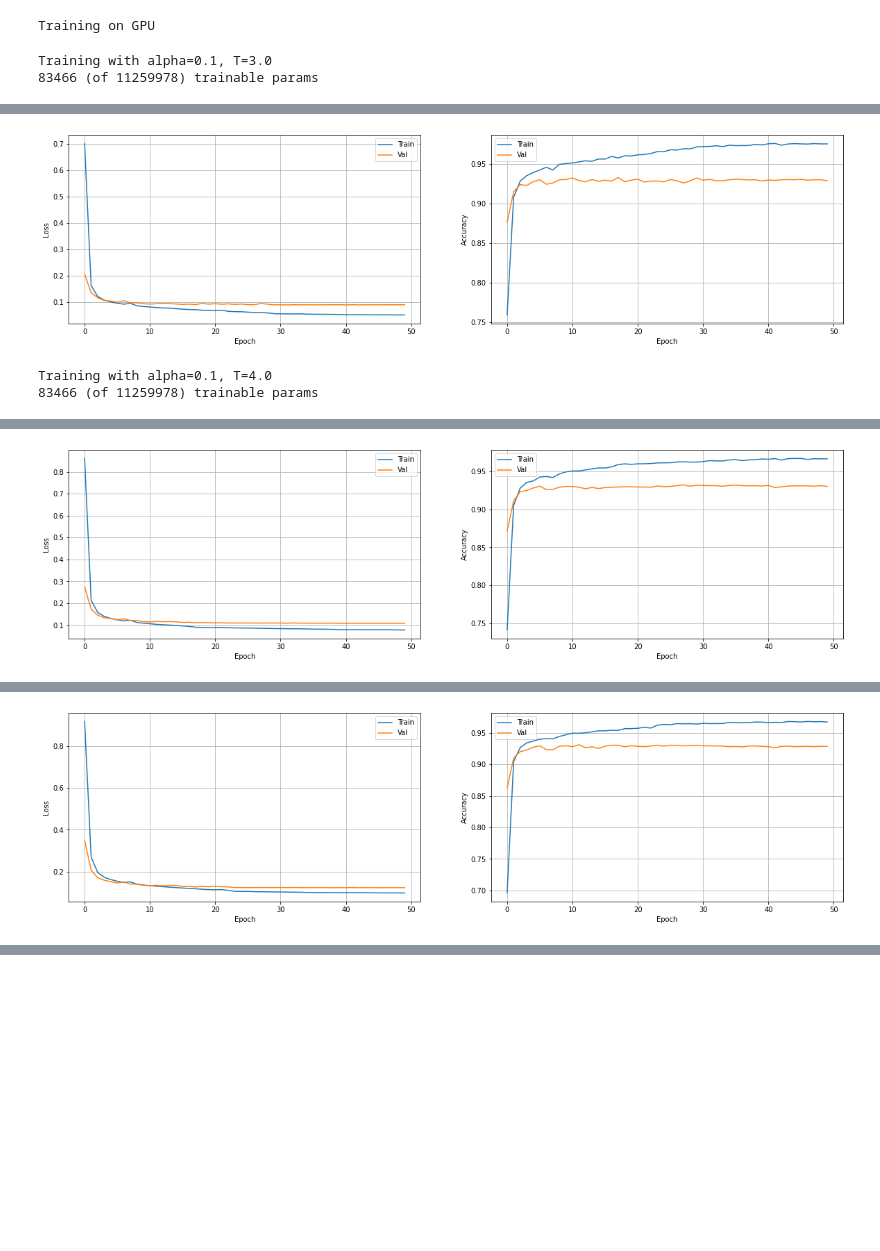
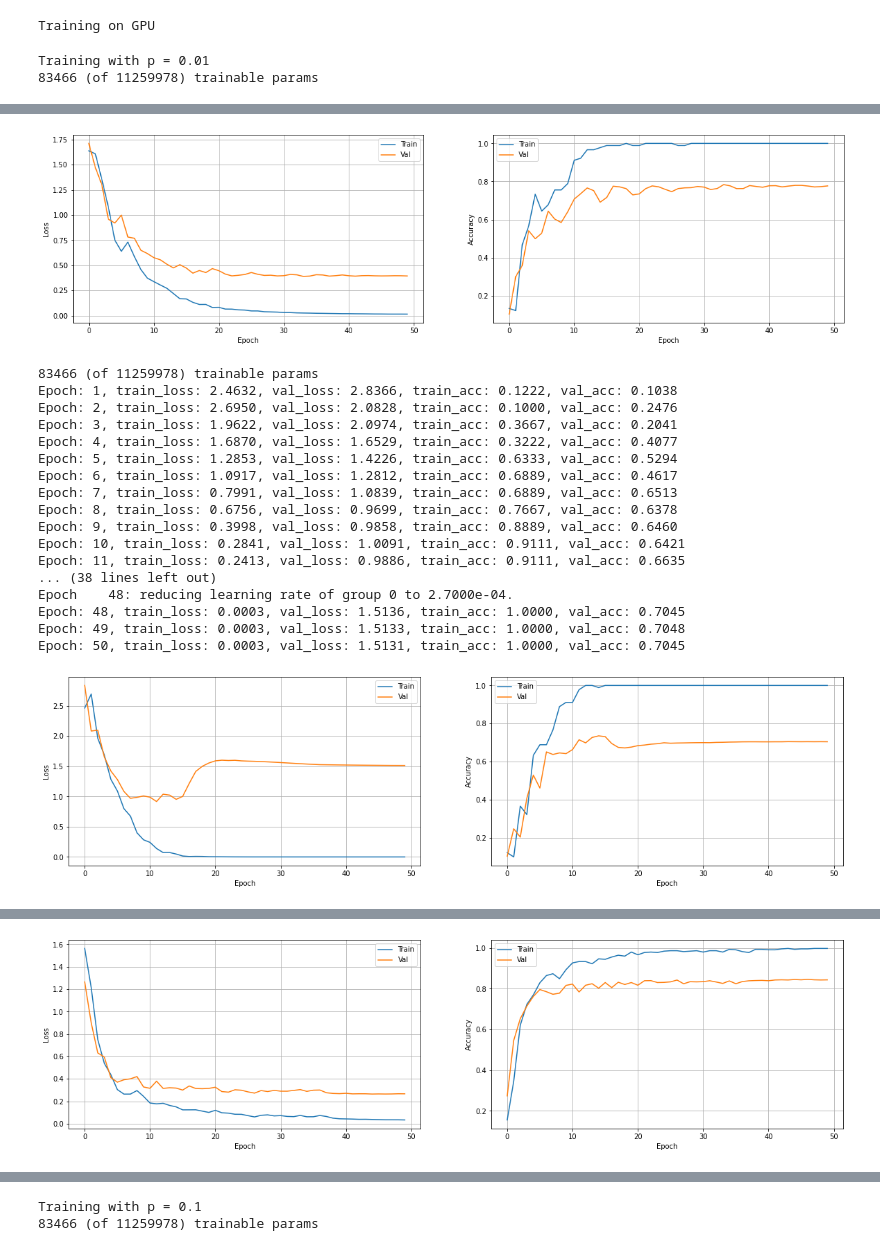
Before and after one commit to stdereka/knowledge-distillation, a Jupyter notebook: experiments.ipynb, the cells around one changed output, grey strips where cells are left out. Cells and saved outputs as stored; diff of their text form; code cells hidden in the pictures; blank space fills up the shorter version.

Commit message:
Experiment T 4 alpha 0.1 p [0.01, 0.05, 0.1] resnet18 <- resnet101

```diff
--- a/experiments.ipynb
+++ b/experiments.ipynb
@@ -58,5 +52,8 @@ from datasets import Imagewoof
 from itertools import product
 # %%
+"""
+Define globals and seed whatever I can seed
+"""
 def seed_everything(seed):
     random.seed(seed)
     np.random.seed(seed)
@@ -79,6 +76,14 @@ TRAIN_DIR = Path('./imagewoof2-320/train')
 TEST_DIR = Path('./imagewoof2-320/val')
 
 train_val_files = sorted(list(TRAIN_DIR.rglob('*.JPEG')))
+
+# Shuffle dataset and teacher labels synchronously
+train_val_files = random.Random(SEED).sample(train_val_files, len(train_val_files))
+dark_knowledge_train = np.load("./dark_knowledge/resnet101_train_imagewoof.npy")
+dark_knowledge_train = random.Random(SEED).sample(list(dark_knowledge_train), len(train_val_files))
+dark_knowledge_train = np.array(dark_knowledge_train)
+np.save("./dark_knowledge/resnet101_train_imagewoof.npy", dark_knowledge_train)
+
 test_files = sorted(list(TEST_DIR.rglob('*.JPEG')))
 
 train_val_labels = [path.parent.name for path in train_val_files]
@@ -109,24 +114,39 @@ def plot_training_history(history):
 
     plt.show()
 # %%
-alphas =  [0.1] # [0.01, 0.05, 0.1, 0.15, 0.2, 0.5]
-temperatures = [3.0, 4.0, 8.0] # [1.0, 2.0, 5.0, 6.0, 7.0, 10.0]
-os.makedirs("./experiments/hyperparams", exist_ok=True)
+ps = [0.01, 0.05, 0.1]
+os.makedirs("./experiments/subset", exist_ok=True)
 
-for alpha, t in product(alphas, temperatures):
-    print(f"Training with alpha={alpha}, T={t}")
+for p in ps:
+    print(f"Training with p = {p}")
+
+    seed_everything(SEED)
+    subset = train_val_files[:int(p*len(train_val_files_shuffled))]
+
+    resnet18 = resnet18_student2(N_CLASSES, DEVICE)
+    trainable = get_number_of_params(resnet18, trainable=True)
+    total = get_number_of_params(resnet18, trainable=False)
+    print(f"{trainable} (of {total}) trainable params")
+    train_dataset = ImageDataset(subset, LABEL_ENCODER, teacher_labels="./dark_knowledge/resnet101_train_imagewoof.npy")
+    test_dataset = ImageDataset(test_files, LABEL_ENCODER, teacher_labels="./dark_knowledge/resnet101_test_imagewoof.npy")
+    opt = torch.optim.Adam(resnet18.parameters(), lr=0.01)
+    criterion = DistillationLoss(alpha=0.1, temperature=4.0)
+    history_resnet18 = train(train_dataset, test_dataset, resnet18, 50, 64, DEVICE, opt, criterion)
+    plot_training_history(history_resnet18)
+    np.save(f"./experiments/subset/history_resnet18_T_4.0_alpha_0.1_p_{p}.npy", history_resnet18)
+
     seed_everything(SEED)
     resnet18 = resnet18_student2(N_CLASSES, DEVICE)
     trainable = get_number_of_params(resnet18, trainable=True)
     total = get_number_of_params(resnet18, trainable=False)
     print(f"{trainable} (of {total}) trainable params")
-    train_dataset = Imagewoof(train_val_files, LABEL_ENCODER, teacher_labels="./dark_knowledge/resnet101_train_imagewoof.npy")
-    test_dataset = Imagewoof(test_files, LABEL_ENCODER, teacher_labels="./dark_knowledge/resnet101_test_imagewoof.npy")
-    opt = torch.optim.Adam(resnet18.parameters(), lr=0.0003)
-    criterion = DistillationLoss(alpha=alpha, temperature=t)
-    history_resnet18 = train(train_dataset, test_dataset, resnet18, 50, 64, DEVICE, opt, criterion)
-    plot_training_history(history_resnet18)
-    np.save(f"./experiments/hyperparams/history_resnet18_T_{t}_alpha_{alpha}.npy", history_resnet18)
+    train_dataset = ImageDataset(subset, LABEL_ENCODER)
+    test_dataset = ImageDataset(test_files, LABEL_ENCODER)
+    opt = torch.optim.Adam(resnet18.parameters(), lr=0.01)
+    criterion = nn.CrossEntropyLoss()
+    history_resnet18_no_teacher = train(train_dataset, test_dataset, resnet18, 50, 64, DEVICE, opt, criterion)
+    plot_training_history(history_resnet18_no_teacher)
+    np.save(f"./experiments/subset/history_resnet18_no_teacher_p_{p}.npy", history_resnet18_no_teacher)
 # %% [output]
-Training with alpha=0.1, T=3.0
+Training with p = 0.01
 83466 (of 11259978) trainable params
@@ -150,3 +170,19 @@ Epoch: 50, train_loss: 0.0511, val_loss: 0.0897, train_acc: 0.9753, val_acc: 0.9
-[figure, old version]
+[figure, new version]
-Training with alpha=0.1, T=4.0
 83466 (of 11259978) trainable params
+Epoch: 1, train_loss: 2.4632, val_loss: 2.8366, train_acc: 0.1222, val_acc: 0.1038
+Epoch: 2, train_loss: 2.6950, val_loss: 2.0828, train_acc: 0.1000, val_acc: 0.2476
+Epoch: 3, train_loss: 1.9622, val_loss: 2.0974, train_acc: 0.3667, val_acc: 0.2041
+Epoch: 4, train_loss: 1.6870, val_loss: 1.6529, train_acc: 0.3222, val_acc: 0.4077
+Epoch: 5, train_loss: 1.2853, val_loss: 1.4226, train_acc: 0.6333, val_acc: 0.5294
+Epoch: 6, train_loss: 1.0917, val_loss: 1.2812, train_acc: 0.6889, val_acc: 0.4617
+Epoch: 7, train_loss: 0.7991, val_loss: 1.0839, train_acc: 0.6889, val_acc: 0.6513
+Epoch: 8, train_loss: 0.6756, val_loss: 0.9699, train_acc: 0.7667, val_acc: 0.6378
+Epoch: 9, train_loss: 0.3998, val_loss: 0.9858, train_acc: 0.8889, val_acc: 0.6460
+Epoch: 10, train_loss: 0.2841, val_loss: 1.0091, train_acc: 0.9111, val_acc: 0.6421
+Epoch: 11, train_loss: 0.2413, val_loss: 0.9886, train_acc: 0.9111, val_acc: 0.6635
+... (38 lines left out)
+Epoch    48: reducing learning rate of group 0 to 2.7000e-04.
+Epoch: 48, train_loss: 0.0003, val_loss: 1.5136, train_acc: 1.0000, val_acc: 0.7045
+Epoch: 49, train_loss: 0.0003, val_loss: 1.5133, train_acc: 1.0000, val_acc: 0.7048
+Epoch: 50, train_loss: 0.0003, val_loss: 1.5131, train_acc: 1.0000, val_acc: 0.7045
+[figure, new version]
@@ -170 +190,0 @@ Epoch: 50, train_loss: 0.0786, val_loss: 0.1089, train_acc: 0.9666, val_acc: 0.9
-[figure, old version]
@@ -172,0 +208 @@ Training with alpha=0.1, T=8.0
+[figure, new version]
@@ -190 +225,0 @@ Epoch: 50, train_loss: 0.0981, val_loss: 0.1232, train_acc: 0.9673, val_acc: 0.9
-[figure, old version]
@@ -190,0 +227,2 @@ Epoch: 50, train_loss: 0.0981, val_loss: 0.1232, train_acc: 0.9673, val_acc: 0.9
+Training with p = 0.1
+83466 (of 11259978) trainable params
```
Also changed, not shown: parts of 8 cells of this notebook, 6 other files.
